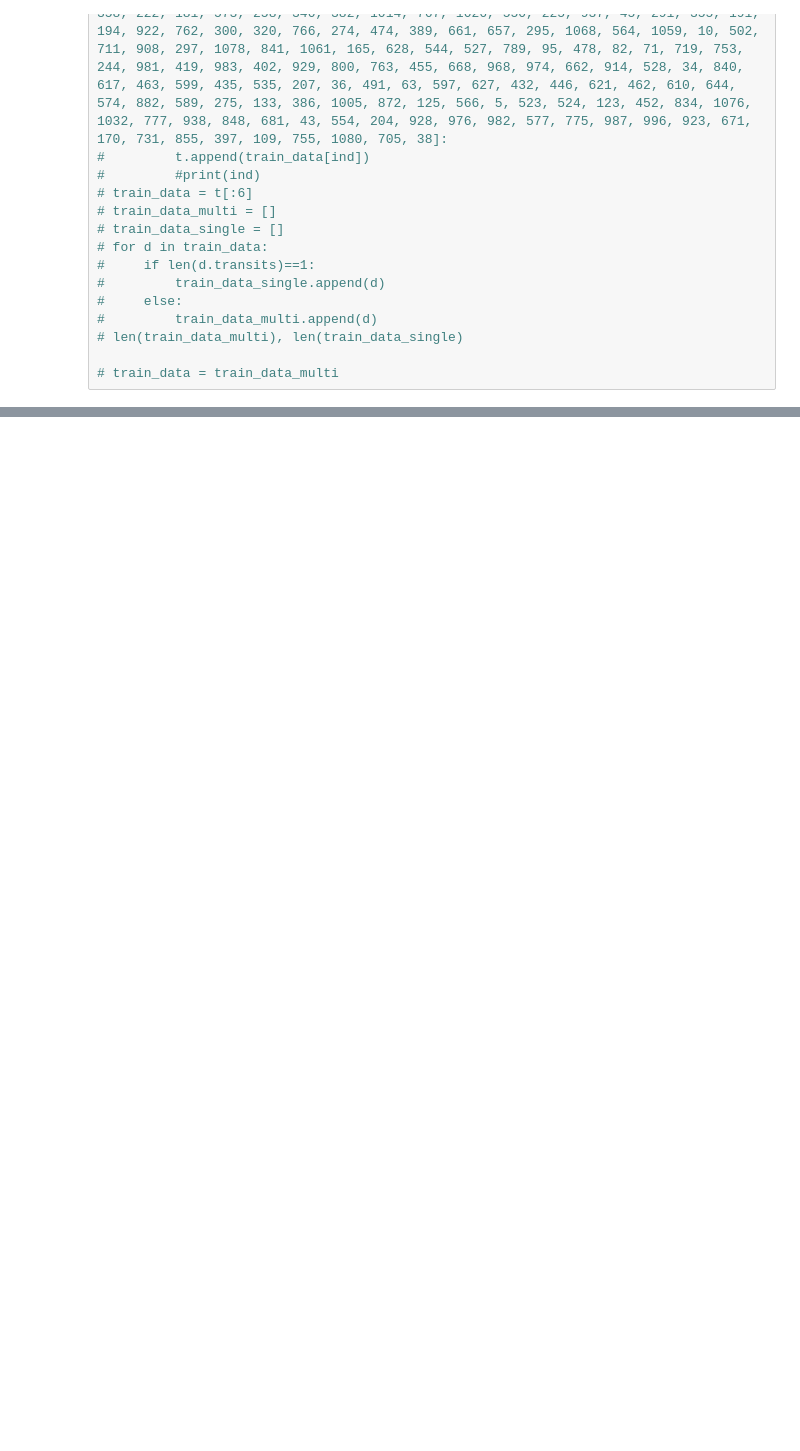
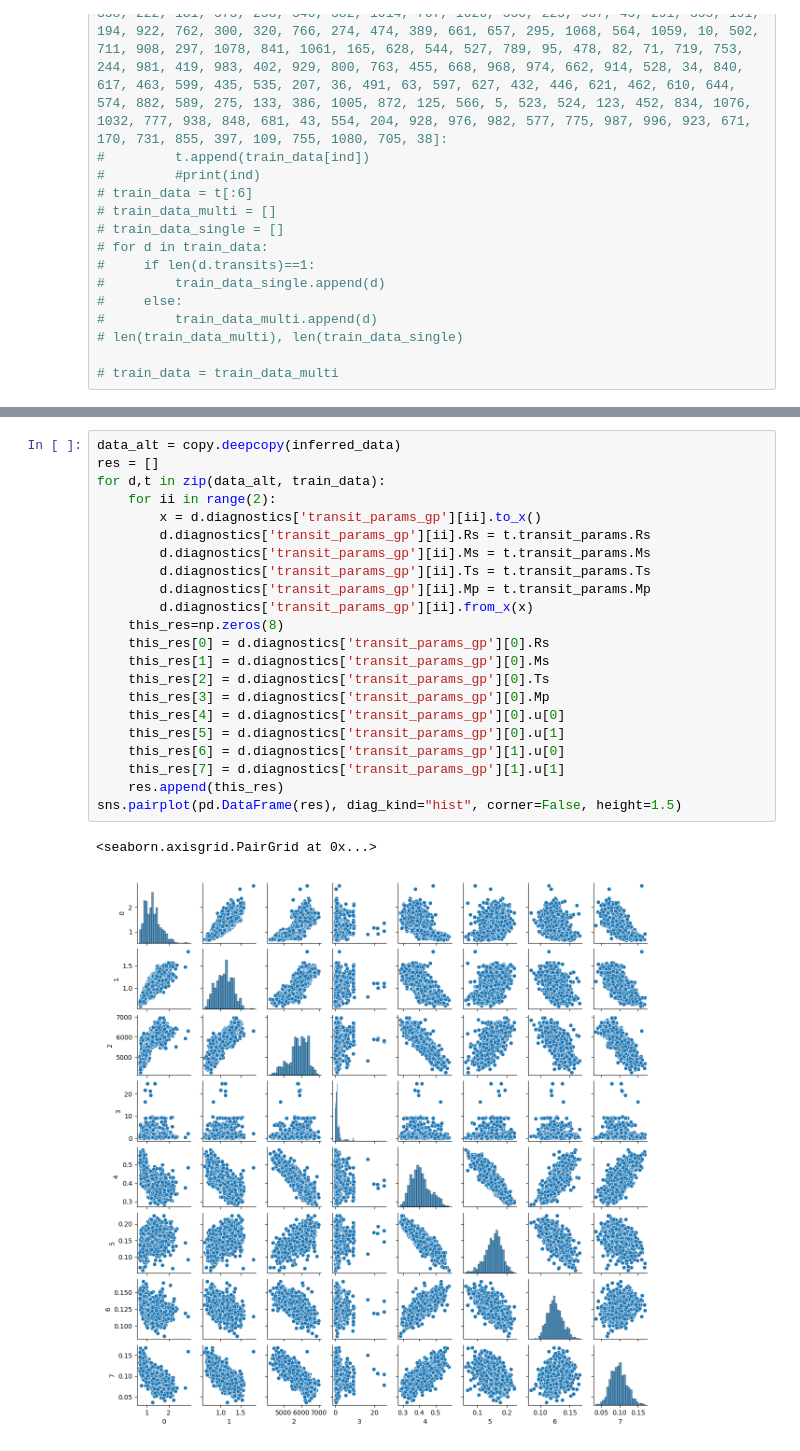
Before and after one commit to jcottaar/ariel2, a Jupyter notebook: evaluate_model.ipynb, the cells around one changed output, grey strips where cells are left out. Drawn from its saved outputs; the diff is of its cells as text; blank space fills up the shorter version.

```diff
--- a/evaluate_model.ipynb
+++ b/evaluate_model.ipynb
@@ -883,0 +642,25 @@ for k,v in todo.items():
+# %%
+data_alt = copy.deepcopy(inferred_data)
+res = []
+for d,t in zip(data_alt, train_data):
+    for ii in range(2):
+        x = d.diagnostics['transit_params_gp'][ii].to_x()
+        d.diagnostics['transit_params_gp'][ii].Rs = t.transit_params.Rs
+        d.diagnostics['transit_params_gp'][ii].Ms = t.transit_params.Ms
+        d.diagnostics['transit_params_gp'][ii].Ts = t.transit_params.Ts
+        d.diagnostics['transit_params_gp'][ii].Mp = t.transit_params.Mp
+        d.diagnostics['transit_params_gp'][ii].from_x(x)
+    this_res=np.zeros(8)
+    this_res[0] = d.diagnostics['transit_params_gp'][0].Rs
+    this_res[1] = d.diagnostics['transit_params_gp'][0].Ms
+    this_res[2] = d.diagnostics['transit_params_gp'][0].Ts
+    this_res[3] = d.diagnostics['transit_params_gp'][0].Mp
+    this_res[4] = d.diagnostics['transit_params_gp'][0].u[0]
+    this_res[5] = d.diagnostics['transit_params_gp'][0].u[1]
+    this_res[6] = d.diagnostics['transit_params_gp'][1].u[0]
+    this_res[7] = d.diagnostics['transit_params_gp'][1].u[1]
+    res.append(this_res)
+sns.pairplot(pd.DataFrame(res), diag_kind="hist", corner=False, height=1.5)
+# %% [output]
+<seaborn.axisgrid.PairGrid at 0x...>
+[figure, added]
```
Also changed, not shown: parts of 18 cells of this notebook, 16 other files.
